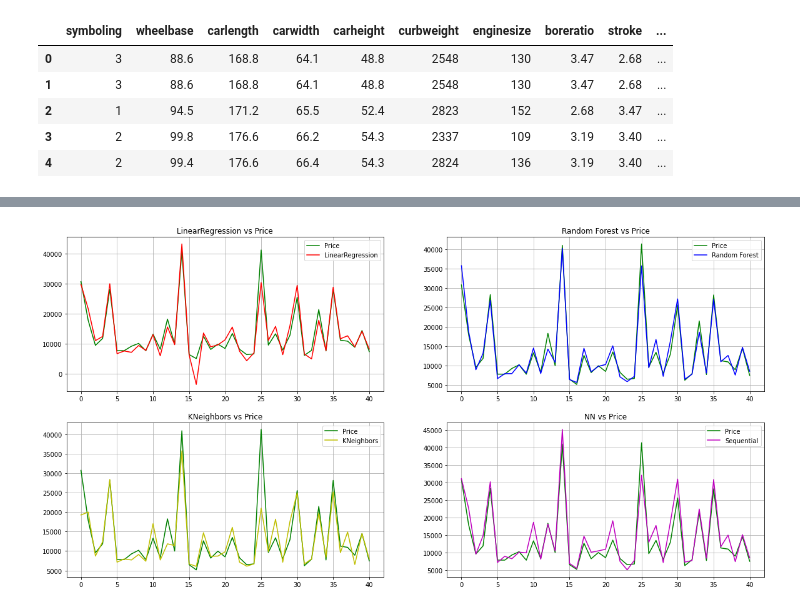
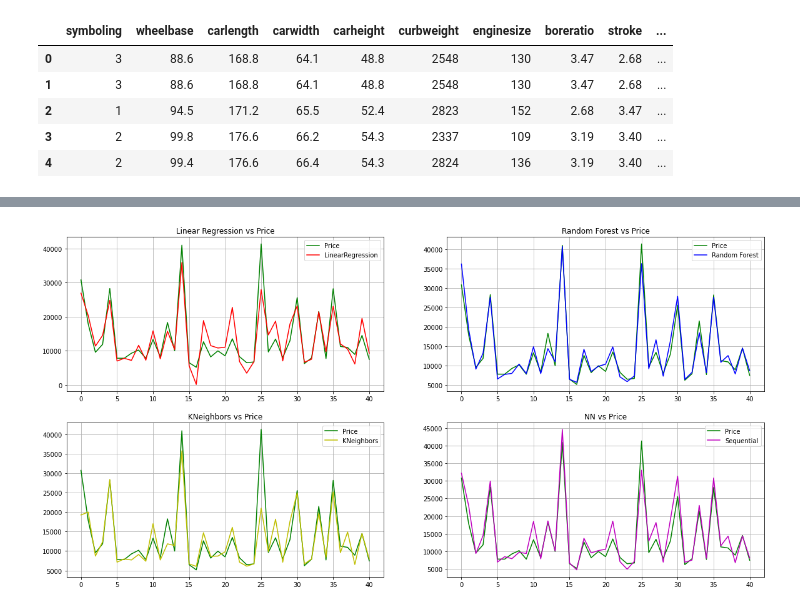
Before and after one commit to dominhkhoi2002/CarPrice_Prediction, a Jupyter notebook: CarPrice.ipynb, the cells around one changed output, grey strips where cells are left out. Drawn from its saved outputs; the diff is of its cells as text; code cells hidden in the pictures.

```diff
--- a/CarPrice.ipynb
+++ b/CarPrice.ipynb
@@ -252,33 +331,34 @@ Neural Network score is 0.8943658376127579
 # %%
+
 plt.figure(1, figsize=(20, 10))
 plt.subplot(221)
 plt.plot(indices_test,"g",label="Price")
-plt.plot(prediction,"r",label="LinearRegression")
+plt.plot(y_pred,"r",label="LinearRegression")
 plt.grid(True)
 plt.legend(loc="best")
-plt.title("LinearRegression vs Price")
+plt.title("Linear Regression vs Price")
 
 plt.subplot(222)
 plt.plot(indices_test,"g",label="Price")
 plt.plot(prediction2,"b",label="Random Forest")
 plt.grid(True)
 plt.legend(loc="best")
 plt.title("Random Forest vs Price")
 
 plt.subplot(223)
 plt.plot(indices_test,"g",label="Price")
 plt.plot(prediction3,"y",label="KNeighbors")
 plt.grid(True)
 plt.legend(loc="best")
 plt.title("KNeighbors vs Price")
 
 plt.subplot(224)
 plt.plot(indices_test,"g",label="Price")
 plt.plot(prediction4,"m",label="Sequential")
 plt.grid(True)
 plt.legend(loc="best")
 plt.title("NN vs Price")
 
 plt.show()
 # %% [output]
-[figure, old version]
+[figure, new version]
```
Also changed, not shown: parts of 4 cells of this notebook.
